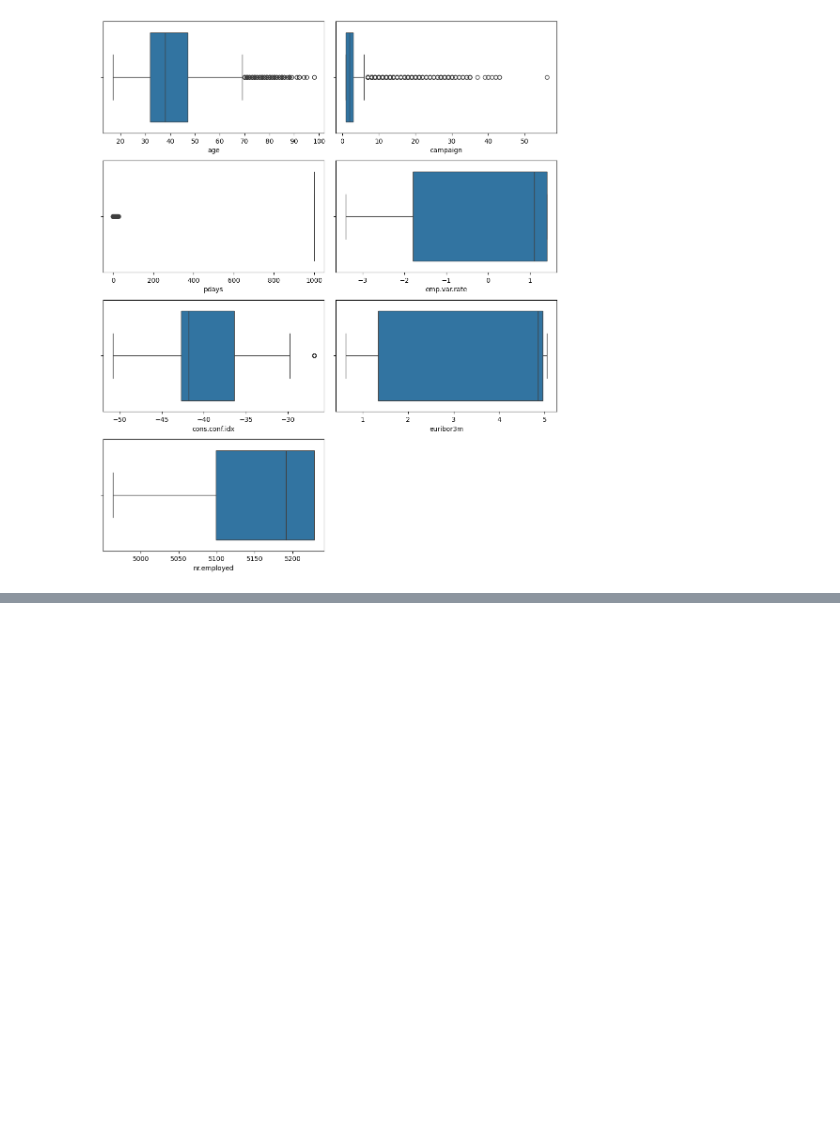
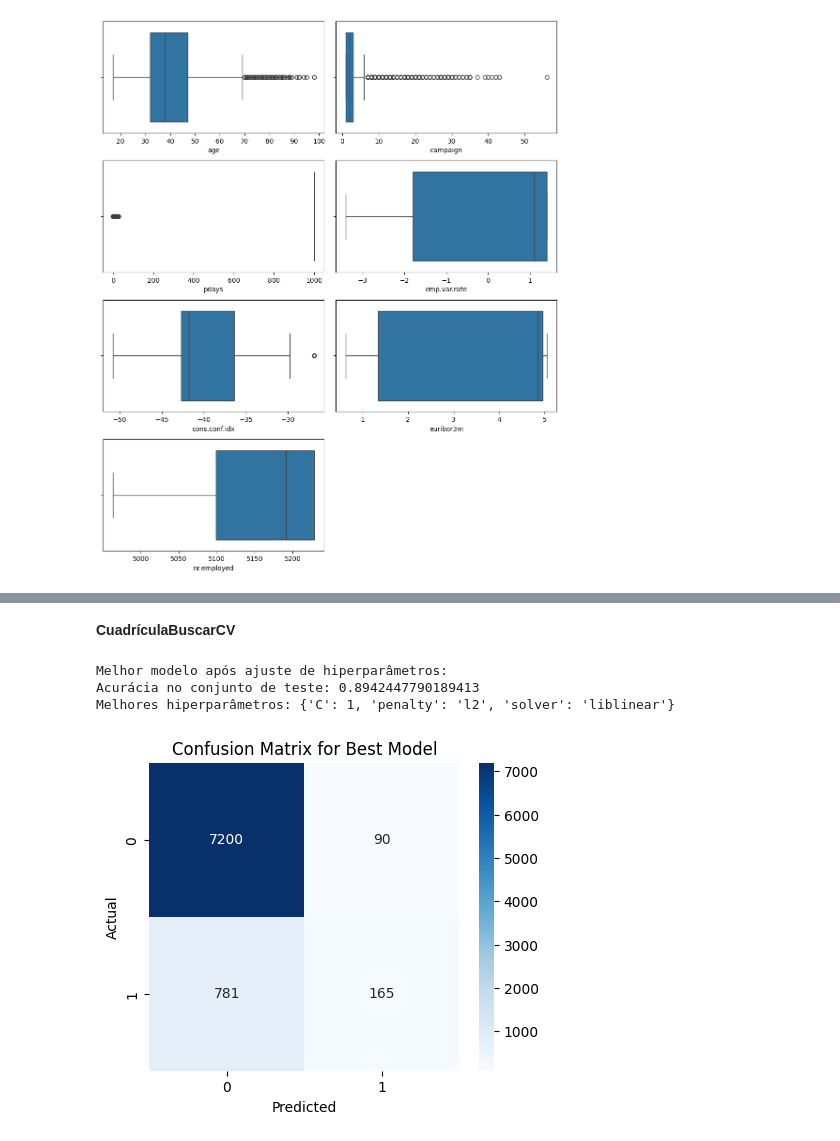
Before and after one commit to jenuzho/marketing-bancario, a Jupyter notebook: src/explore.ipynb, the cells around one changed output, grey strips where cells are left out. Saved outputs shown, nothing was run; the diff lists cells and outputs as text; code cells hidden in the pictures; blank space fills up the shorter version.

```diff
--- a/src/explore.ipynb
+++ b/src/explore.ipynb
@@ -503,0 +625,12 @@ FileNotFoundError: [Errno 2] No such file or directory: './enc/outliers_lims_age
+# %%
+# Split original dataframe
+X_train_with_outliers, X_test_with_outliers, y_train, y_test = split('y', bank_with_outliers)
+X_train_without_outliers, X_test_without_outliers, _, _ = split('y', bank_without_outliers)
+
+X_train_with_outliers.to_csv('../data/processed/X_train_with_outliers.csv', index=False)
+X_test_with_outliers.to_csv('../data/processed/X_test_with_outliers.csv', index=False)
+X_train_without_outliers.to_csv('../data/processed/X_train_without_outliers.csv', index=False)
+X_test_without_outliers.to_csv('../data/processed/X_test_without_outliers.csv', index=False)
+
+y_train.to_csv('../data/processed/y_train.csv', index=False)
+y_test.to_csv('../data/processed/y_test.csv', index=False)
@@ -503,0 +838,7 @@ FileNotFoundError: [Errno 2] No such file or directory: './enc/outliers_lims_age
+# %%
+train, test = [], []
+
+for name, bank in banks_train.items():
+    train.append(bank)
+for name, bank in banks_test.items():
+    test.append(bank)
@@ -503,0 +886,41 @@ FileNotFoundError: [Errno 2] No such file or directory: './enc/outliers_lims_age
+# %% [markdown]
+**CuadrículaBuscarCV**
+# %%
+# Select the best dataset based on previous analysis
+X_train_best = X_train_with_outliers_minmax_sel
+X_test_best = X_test_with_outliers_minmax_sel
+X_train_with_outliers_minmax_sel
+# Hyperparameter tuning using GridSearchCV
+hyperparameters = {
+    'C': [0.01, 0.1, 1, 10],
+    'penalty': ['l1', 'l2'],
+    'solver': ['liblinear']  # 'liblinear' supports 'l1' and 'l2' penalties
+}
+model = LogisticRegression(max_iter=1000)
+grid_search = GridSearchCV(model, hyperparameters, scoring='accuracy', cv=5)
+grid_search.fit(X_train_best, y_train)
+
+# Melhor modelo e seus hiperparâmetros
+best_model = grid_search.best_estimator_
+best_params = grid_search.best_params_
+
+# Evaluation of the fitted model on the test data
+y_test_pred_best = best_model.predict(X_test_best)
+test_accuracy = accuracy_score(y_test, y_test_pred_best)
+print("Melhor modelo após ajuste de hiperparâmetros:")
+print(f"Acurácia no conjunto de teste: {test_accuracy}")
+print(f"Melhores hiperparâmetros: {best_params}")
+
+# Confusion Matrix for the best model
+cm = confusion_matrix(y_test, y_test_pred_best)
+plt.figure(figsize=(5, 4))
+sns.heatmap(cm, annot=True, fmt="d", cmap="Blues")
+plt.xlabel("Predicted")
+plt.ylabel("Actual")
+plt.title("Confusion Matrix for Best Model")
+plt.show()
+# %% [output]
+Melhor modelo após ajuste de hiperparâmetros:
+Acurácia no conjunto de teste: 0.8942447790189413
+Melhores hiperparâmetros: {'C': 1, 'penalty': 'l2', 'solver': 'liblinear'}
+[figure, added]
```
Also changed, not shown: parts of 29 cells of this notebook, 27 other files.
